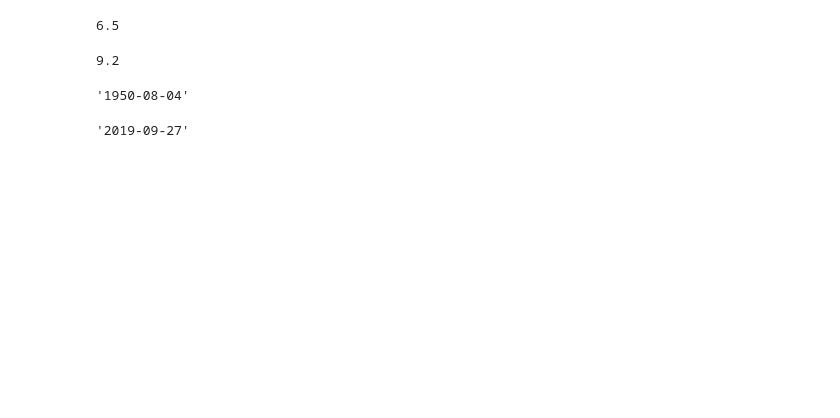
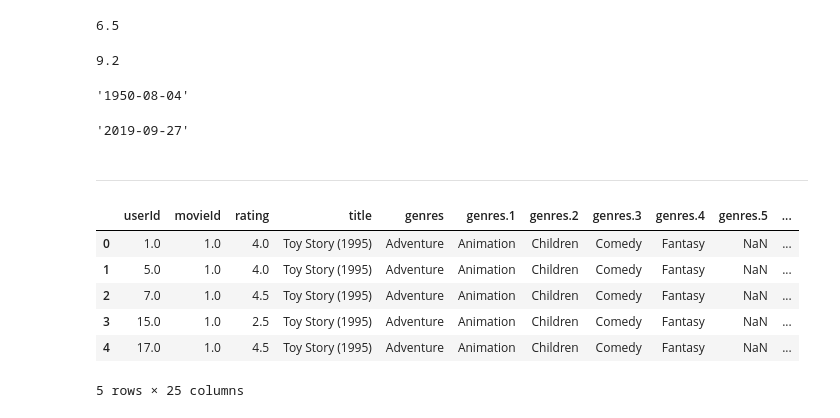
Before and after one commit to IanFranklin/Final_Project_Team_Jupiter, a Jupyter notebook: Notebooks/Py_notebook.ipynb, the cells around one changed output. Saved outputs shown, nothing was run; the diff lists cells and outputs as text; code cells hidden in the pictures; blank space fills up the shorter version.

Commit message:
more wrangling
-merged ratings and budget data
- added more comments to code for readability

```diff
--- a/Notebooks/Py_notebook.ipynb
+++ b/Notebooks/Py_notebook.ipynb
@@ -340,9 +357,11 @@ Data columns (total 12 columns):
 dtypes: float64(4), int64(1), object(7)
 memory usage: 52.4+ KB
 # %%
+# rename related columns to similar formats
 top500movies_df1.rename(columns={'X times budget recovered': 'x times budget recovered',
                                  'budget  (millions)': 'budget (m)',
-                                 'domestic %': '% of gross from domestic'}, inplace=True)
+                                 'domestic %': '% of gross from domestic',
+                                 'title ': 'title'}, inplace=True)
 # %%
 top500movies_df1 = top500movies_df1.reindex(sorted(top500movies_df1.columns), axis=1)
 top500movies_df1.info()
@@ -621,3 +662,18 @@ yearbestmovie_df1['Release Date'].min()
 yearbestmovie_df1['Release Date'].max()
 # %% [output]
 '2019-09-27'
+# %% [markdown]
+---
+# %%
+# merge the top500 df into the movie_ratings_df, so that all the movies that got rated also have the budget/sales info
+
+ratingsBudget_df = pd.merge(movie_ratings_df, top500movies_df1, on='title', how='outer')
+ratingsBudget_df.head()
+# %% [output]
+|  | userId | movieId | rating | title | genres | genres.1 | genres.2 | genres.3 | genres.4 | genres.5 | ... |
+| 0 | 1.0 | 1.0 | 4.0 | Toy Story (1995) | Adventure | Animation | Children | Comedy | Fantasy | NaN | ... |
+| 1 | 5.0 | 1.0 | 4.0 | Toy Story (1995) | Adventure | Animation | Children | Comedy | Fantasy | NaN | ... |
+| 2 | 7.0 | 1.0 | 4.5 | Toy Story (1995) | Adventure | Animation | Children | Comedy | Fantasy | NaN | ... |
+| 3 | 15.0 | 1.0 | 2.5 | Toy Story (1995) | Adventure | Animation | Children | Comedy | Fantasy | NaN | ... |
+| 4 | 17.0 | 1.0 | 4.5 | Toy Story (1995) | Adventure | Animation | Children | Comedy | Fantasy | NaN | ... |
+5 rows × 25 columns
```
Also changed, not shown: parts of 21 cells of this notebook.
